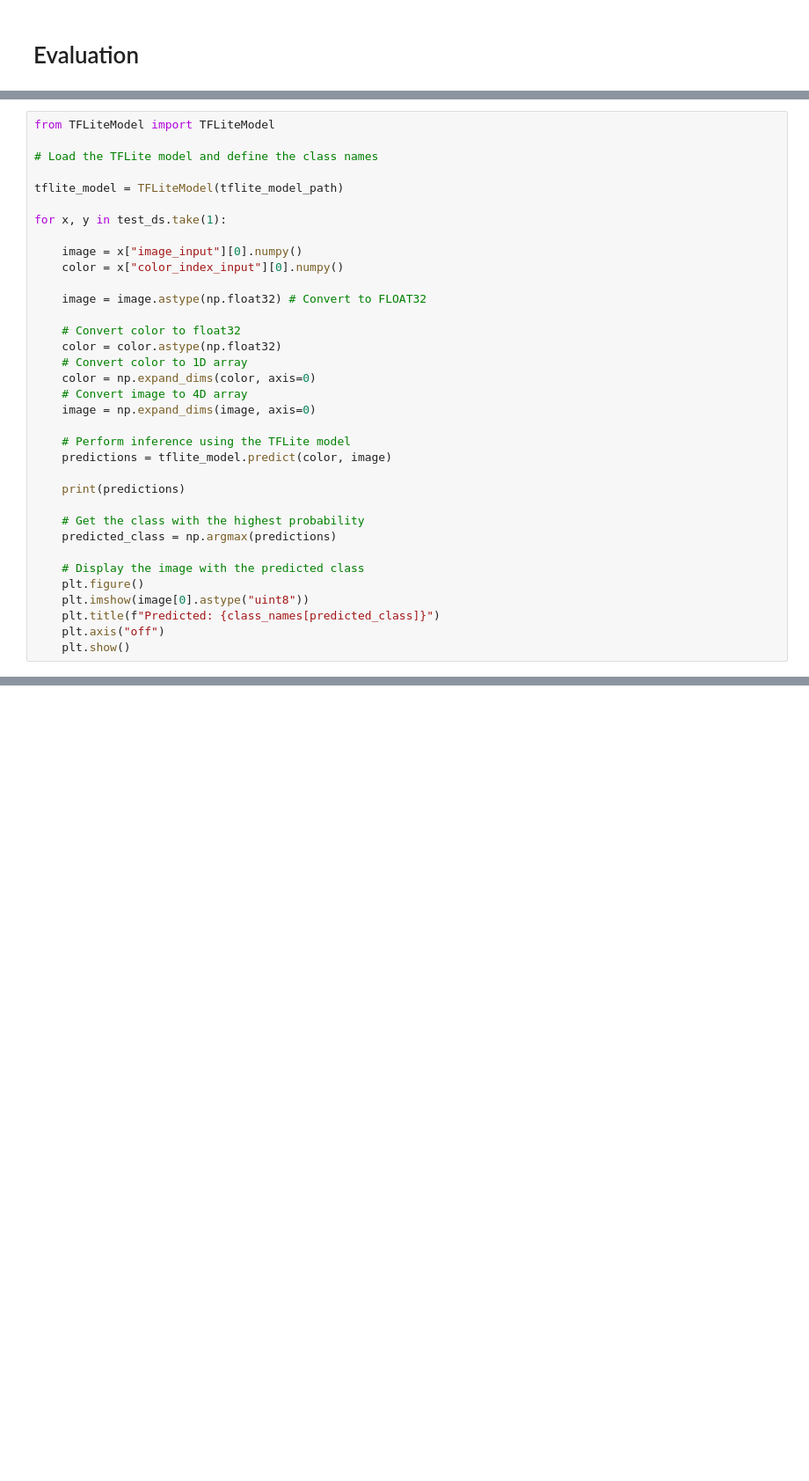
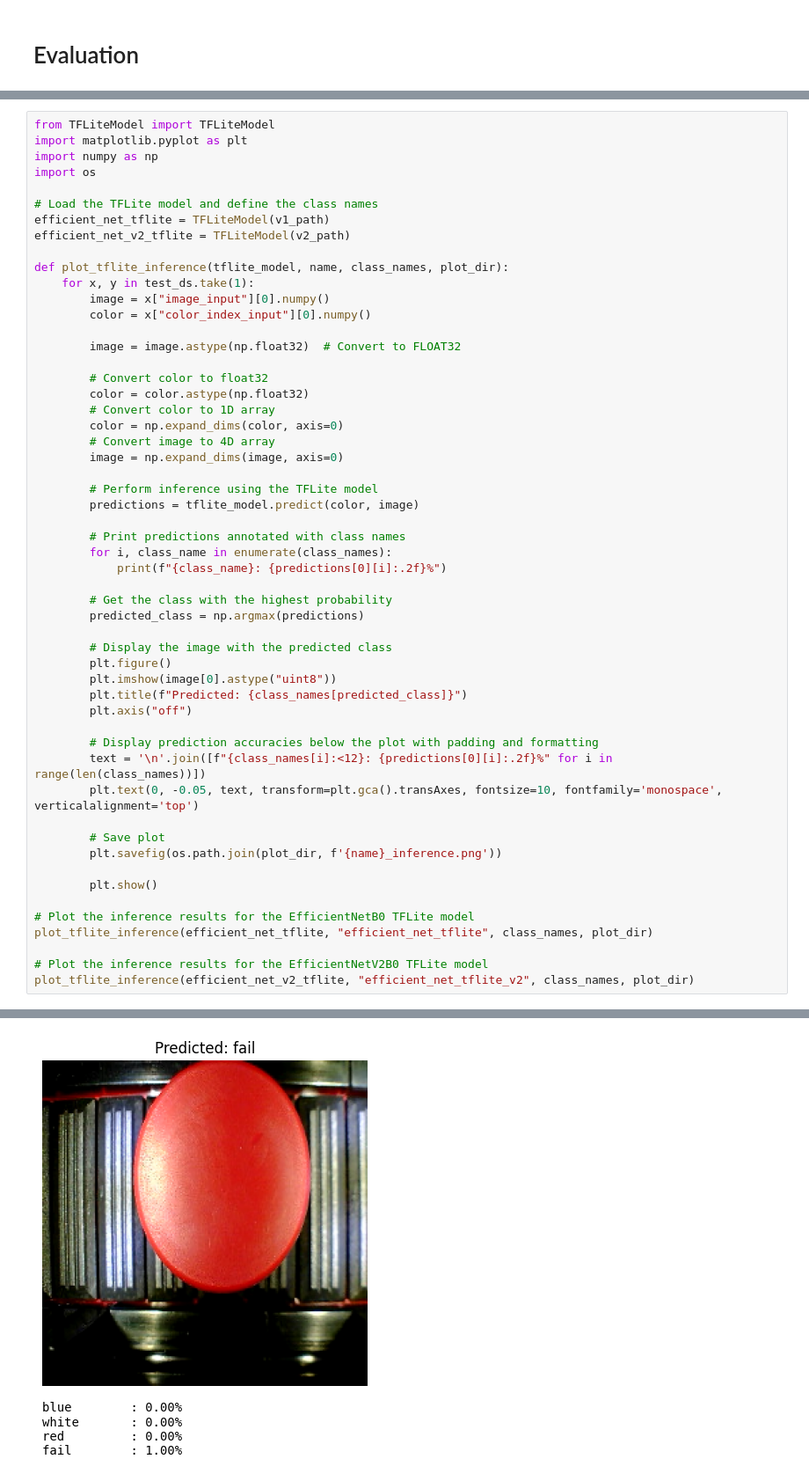
Before and after one commit to lucastanger/embedded-quality-assurance, a Jupyter notebook: TFLiteModel.ipynb, the cells around one changed output, grey strips where cells are left out. Shown at 88% size. Saved outputs shown, nothing was run; the diff lists cells and outputs as text; blank space fills up the shorter version.

```diff
--- a/TFLiteModel.ipynb
+++ b/TFLiteModel.ipynb
@@ -501,36 +598,55 @@ Summary on the non-converted ops:
 # %%
 from TFLiteModel import TFLiteModel
+import matplotlib.pyplot as plt
+import numpy as np
+import os
 
 # Load the TFLite model and define the class names
+efficient_net_tflite = TFLiteModel(v1_path)
+efficient_net_v2_tflite = TFLiteModel(v2_path)
 
-tflite_model = TFLiteModel(tflite_model_path)
+def plot_tflite_inference(tflite_model, name, class_names, plot_dir):
+    for x, y in test_ds.take(1):
+        image = x["image_input"][0].numpy()
+        color = x["color_index_input"][0].numpy()
 
-for x, y in test_ds.take(1):
+        image = image.astype(np.float32)  # Convert to FLOAT32
 
-    image = x["image_input"][0].numpy()
-    color = x["color_index_input"][0].numpy()
+        # Convert color to float32
+        color = color.astype(np.float32)
+        # Convert color to 1D array
+        color = np.expand_dims(color, axis=0)
+        # Convert image to 4D array
+        image = np.expand_dims(image, axis=0)
 
-    image = image.astype(np.float32) # Convert to FLOAT32
+        # Perform inference using the TFLite model
+        predictions = tflite_model.predict(color, image)
 
-    # Convert color to float32
-    color = color.astype(np.float32)
-    # Convert color to 1D array
-    color = np.expand_dims(color, axis=0)
-    # Convert image to 4D array
-    image = np.expand_dims(image, axis=0)
+        # Print predictions annotated with class names
+        for i, class_name in enumerate(class_names):
+            print(f"{class_name}: {predictions[0][i]:.2f}%")
 
-    # Perform inference using the TFLite model
-    predictions = tflite_model.predict(color, image)
+        # Get the class with the highest probability
+        predicted_class = np.argmax(predictions)
 
-    print(predictions)
+        # Display the image with the predicted class
+        plt.figure()
+        plt.imshow(image[0].astype("uint8"))
+        plt.title(f"Predicted: {class_names[predicted_class]}")
+        plt.axis("off")
 
-    # Get the class with the highest probability
-    predicted_class = np.argmax(predictions)
+        # Display prediction accuracies below the plot with padding and formatting
+        text = '\n'.join([f"{class_names[i]:<12}: {predictions[0][i]:.2f}%" for i in range(len(class_names))])
+        plt.text(0, -0.05, text, transform=plt.gca().transAxes, fontsize=10, fontfamily='monospace', verticalalignment='top')
 
-    # Display the image with the predicted class
-    plt.figure()
-    plt.imshow(image[0].astype("uint8"))
-    plt.title(f"Predicted: {class_names[predicted_class]}")
-    plt.axis("off")
-    plt.show()
+        # Save plot
+        plt.savefig(os.path.join(plot_dir, f'{name}_inference.png'))
+
+        plt.show()
+
+# Plot the inference results for the EfficientNetB0 TFLite model
+plot_tflite_inference(efficient_net_tflite, "efficient_net_tflite", class_names, plot_dir)
+
+# Plot the inference results for the EfficientNetV2B0 TFLite model
+plot_tflite_inference(efficient_net_v2_tflite, "efficient_net_tflite_v2", class_names, plot_dir)
 # %% [output]
@@ -537,0 +658 @@ ModuleNotFoundError: No module named 'tflite_runtime'
+[figure, added]
```
Also changed, not shown: parts of 23 cells of this notebook, 12 other files.
